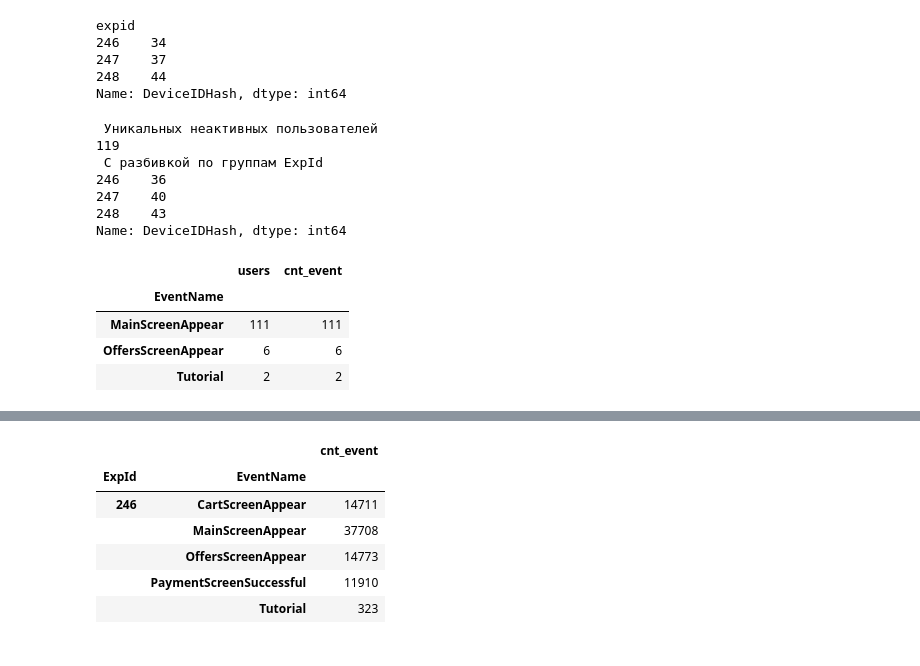
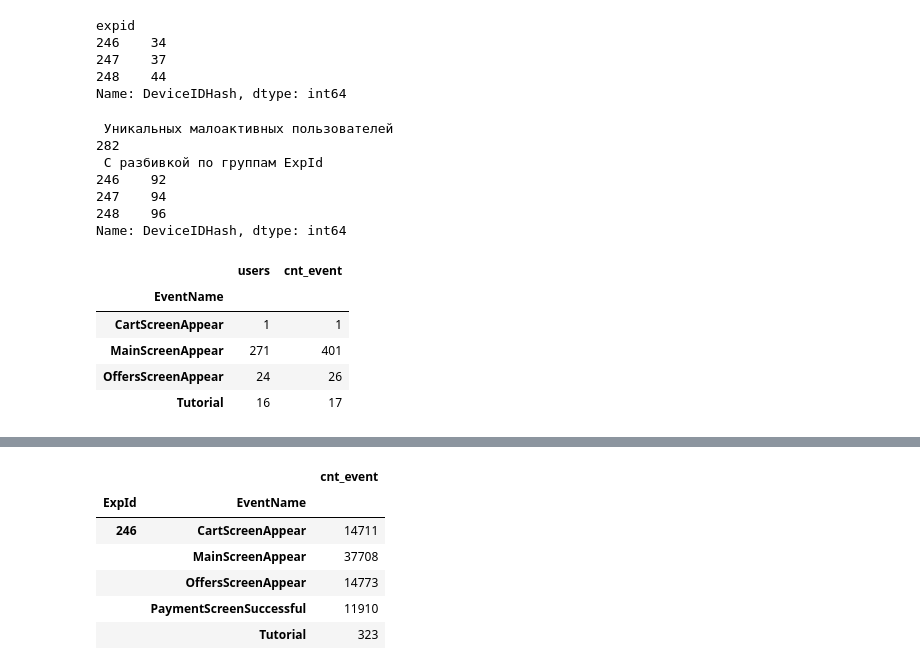
Before and after one commit to antipovdenis/food-app-analytics, a Jupyter notebook: notebooks/02_main.ipynb, the cells around one changed output, grey strips where cells are left out. Saved outputs shown, nothing was run; the diff lists cells and outputs as text; code cells hidden in the pictures.

```diff
--- a/notebooks/02_main.ipynb
+++ b/notebooks/02_main.ipynb
@@ -146,24 +161,25 @@ expid
 248    44
 Name: DeviceIDHash, dtype: int64
 # %%
-# малоактивные пользователи
+# малоактивные пользователи менее 2 активностей
 counts = data.groupby('DeviceIDHash')['EventName'].transform('count')
-one_events = data[counts <= 1]
+one_active = data[counts <= 2]
 #print(one_events)
-print(' Уникальных неактивных пользователей')
-print(one_events['DeviceIDHash'].nunique())
-print(f' С разбивкой по группам {one_events.groupby('ExpId')['DeviceIDHash'].nunique()}')
-one_events.groupby('EventName').agg(users = ('DeviceIDHash', 'nunique'), cnt_event = ('EventName', 'count'))
+print(' Уникальных малоактивных пользователей')
+print(one_active['DeviceIDHash'].nunique())
+print(f' С разбивкой по группам {one_active.groupby('ExpId')['DeviceIDHash'].nunique()}')
+one_active.groupby('EventName').agg(users = ('DeviceIDHash', 'nunique'), cnt_event = ('EventName', 'count'))
 # %% [output]
- Уникальных неактивных пользователей
-119
+ Уникальных малоактивных пользователей
+282
  С разбивкой по группам ExpId
-246    36
-247    40
-248    43
+246    92
+247    94
+248    96
 Name: DeviceIDHash, dtype: int64
 |  | users | cnt_event |
 | EventName |  |  |
-| MainScreenAppear | 111 | 111 |
-| OffersScreenAppear | 6 | 6 |
-| Tutorial | 2 | 2 |
+| CartScreenAppear | 1 | 1 |
+| MainScreenAppear | 271 | 401 |
+| OffersScreenAppear | 24 | 26 |
+| Tutorial | 16 | 17 |
```
Also changed, not shown: parts of 17 cells of this notebook, 2 other files.
